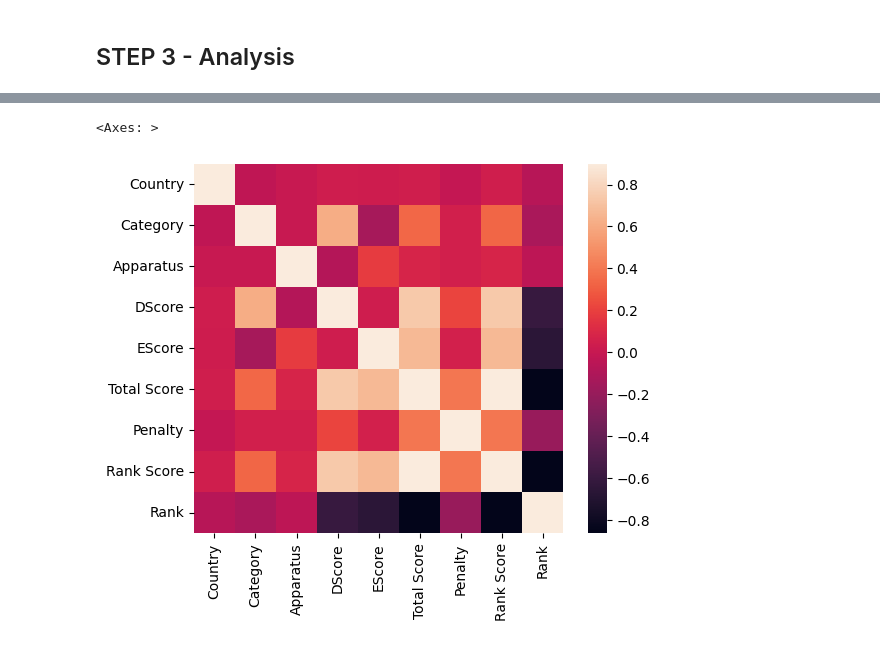
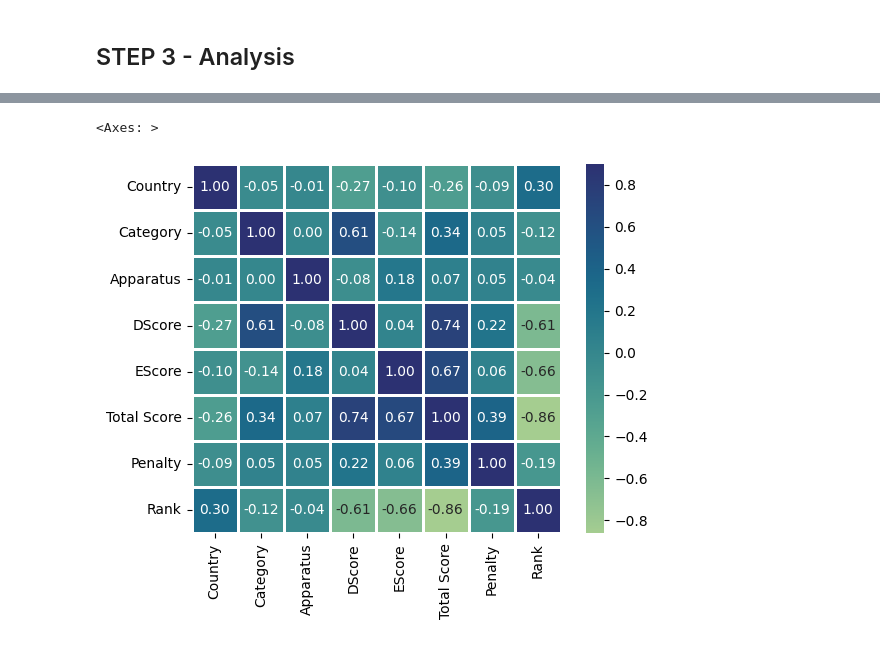
Before and after one commit to Asturn15/Gymnastics-on-GitHub, a Jupyter notebook: Project 5 - ML model in Python/Notebook project.ipynb, the cells around one changed output, grey strips where cells are left out. Cells and saved outputs as stored; diff of their text form; code cells hidden in the pictures.

Commit message:
Change country classification

```diff
--- a/Project 5 - ML model in Python/Notebook project.ipynb
+++ b/Project 5 - ML model in Python/Notebook project.ipynb
@@ -513,6 +513,9 @@ print(training_df.loc[
     training_df['Category']=='senior'
     # sort to easy check
     ].sort_values(by=['Rank']).to_string())
+
+# removal of the auxiliary column
+training_df.drop(columns = 'Rank Score', inplace = True)
 # %% [output]
     Country Category Apparatus  DScore  EScore  Total Score  Penalty  Rank Score  Rank
 0       CHN   senior        PB     6.9   9.266       16.166      0.0    16.26556     1
@@ -570,14 +584,16 @@ Of course, the proposed division will not fully solve our problem with the limit
 # %%
-# show all unique results from country column
-print(training_df['Country'].unique())
-
 # build a dictionary with group classification
 country_classification = {
-    1 : ['GER', 'ITA', 'FRA', 'GBR', 'IRL', 'USA', 'NED', 'CAN', 'NOR', 'FIN', 'ESP', 'SWE', 'AUT', 'AUS', 'NZL', 'BEL', 'LUX', 'DEN', 'SUI', 'POR', 'ISL'],
-    2 : ['KAZ', 'ARM', 'CRO', 'TUR', 'HUN', 'BUL', 'UKR', 'ROU', 'CYP', 'UZB', 'IRI', 'CZE', 'AZE', 'POL', 'GEO', 'SVK', 'LTU', 'LAT', 'GRE', 'CRC', 'ISR'],
+    1 : ['JPN', 'CHN', 'KOR', 'PHI', 'SGP', 'TPE'],
+    2 : ['SWE', 'ISL', 'DEN', 'FIN', 'NOR'],
     3 : ['COL', 'BRA', 'MEX', 'ARG', 'PUR', 'ECU', 'PER', 'CRC', 'CHI', 'DOM'],
-    4 : ['JPN', 'CHN', 'KOR', 'PHI', 'SGP', 'TPE'],
-    5 : ['EGY', 'JOR', 'NCA', 'RSA', 'BAN', 'IND', 'SYR', 'MAR', 'ALG']
+    4 : ['AUS', 'GBR', 'IRL', 'USA', 'CAN', 'NZL'],
+    5 : ['GER', 'NED', 'BEL', 'LUX', 'SUI', 'AUT'],
+    6 : ['ITA', 'FRA', 'ESP', 'POR'],
+    7 : ['SVK', 'LTU', 'LAT', 'POL', 'CZE', 'HUN'],
+    8 : ['ARM', 'UKR', 'GEO', 'KAZ', 'UZB', 'IRI', 'AZE'],
+    9 : ['ROU', 'BUL', 'CRO', 'TUR', 'CYP', 'GRE', 'ISR'],
+    10 : ['EGY', 'JOR', 'NCA', 'RSA', 'BAN', 'IND', 'SYR', 'MAR', 'ALG']
 }
 
 # change values in table with results
@@ -592,3 +608,16 @@ for i, r in training_df.iterrows():
         training_df.at[i, 'Country'] = 4
     elif r['Country'] in country_classification[5]:
         training_df.at[i, 'Country'] = 5
+    elif r['Country'] in country_classification[6]:
+        training_df.at[i, 'Country'] = 6
+    elif r['Country'] in country_classification[7]:
+        training_df.at[i, 'Country'] = 7
+    elif r['Country'] in country_classification[8]:
+        training_df.at[i, 'Country'] = 8
+    elif r['Country'] in country_classification[9]:
+        training_df.at[i, 'Country'] = 9
+    elif r['Country'] in country_classification[10]:
+        training_df.at[i, 'Country'] = 10
+
+# changle data type to numeric
+training_df['Country'] = training_df['Country'].astype(int)
@@ -633,6 +663,6 @@ Thanks to all these operations, we have data ready to take a closer look at them
 # %%
 corrmat = training_df.corr()
-sns.heatmap(corrmat, vmax=.9, square=True)
+sns.heatmap(corrmat, vmax=.9, cmap = 'crest', square=True, annot = True, fmt='.2f', linewidths= 1)
 # %% [output]
 <Axes: >
-[figure, old version]
+[figure, new version]
```
Also changed, not shown: parts of 10 cells of this notebook.
